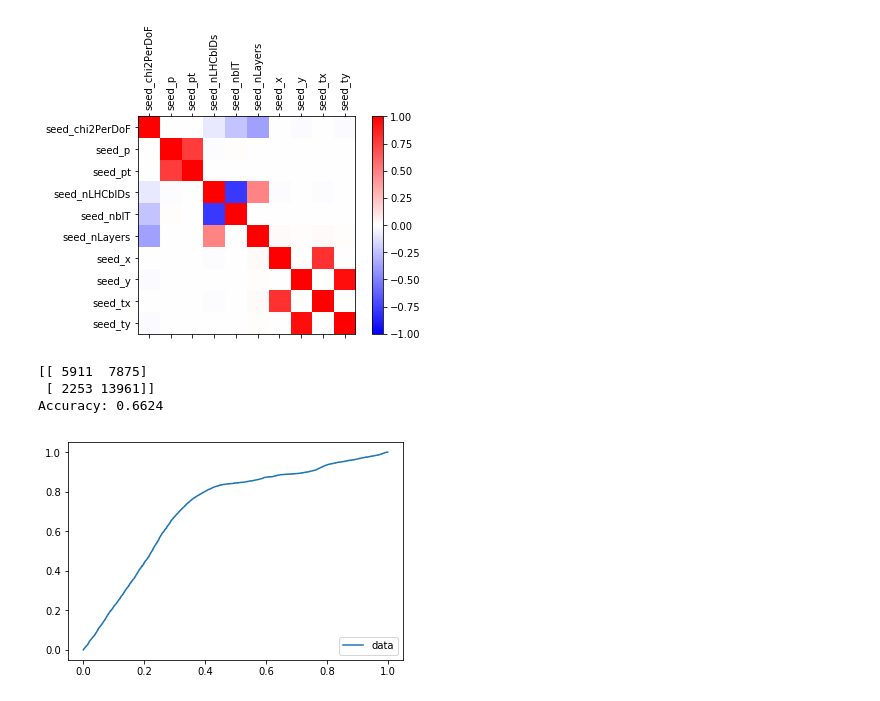
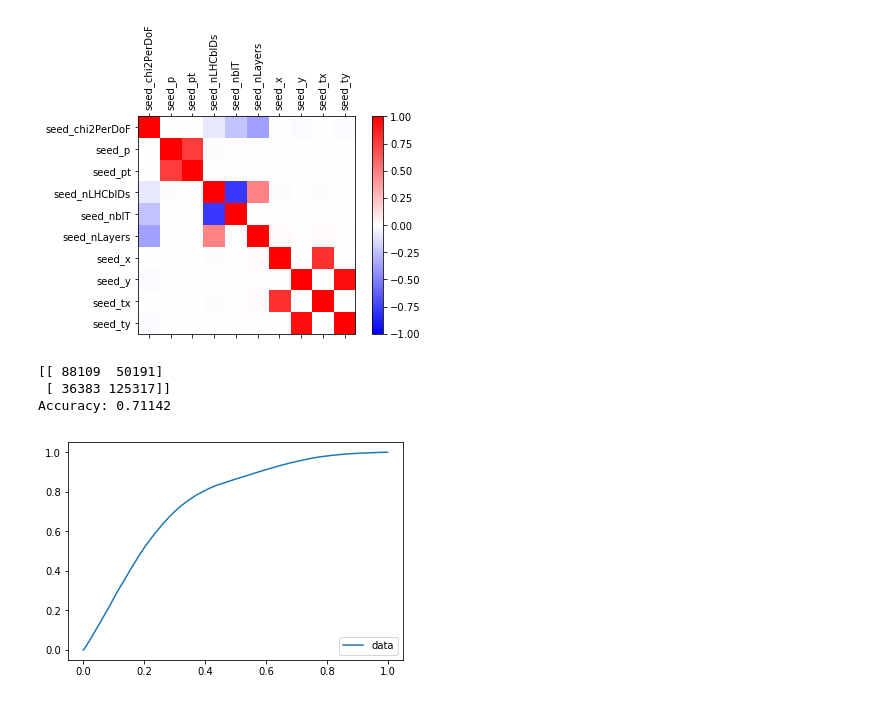
Before and after one commit to Barnabasz/PITE-PyTorch, a Jupyter notebook: analiza.ipynb, the cells around one changed output. Saved outputs shown, nothing was run; the diff lists cells and outputs as text; code cells hidden in the pictures.

```diff
--- a/analiza.ipynb
+++ b/analiza.ipynb
@@ -127,41 +127,46 @@ import sklearn as sk
 from sklearn.linear_model import LogisticRegression
 from sklearn import metrics
 from sklearn.model_selection import train_test_split
+from sklearn.preprocessing import MinMaxScaler
 
 train_data_file = "Brunel_BdJPsiKs_MagU_30k.csv"
 data = pd.read_csv(train_data_file)
 features = data.drop(["is_true_seed","has_MCParticle",
                       "is_downstream_reconstructible",
                       "has_MCParticle_not_electron",
                      "is_downstream_reconstructible_not_electron",
                      "seed_mva_value"] , axis=1).astype(np.float64)
 
 target = data.is_downstream_reconstructible
 features = features.drop(features.columns[0], axis=1)
 
 
 
-elem = 100000
+elem = 1000000
 y = target.iloc[:elem]
 X = features.iloc[:elem]
+scaler = MinMaxScaler(copy=False)
+scaler.fit(X)
+scaler.transform(X)
+
 
 X_train, X_test, y_train, y_test = train_test_split(X, y, test_size=0.3, random_state=100)
 
-
-LR = LogisticRegression(random_state=0, solver='lbfgs', multi_class='ovr', max_iter=500).fit(X_train, y_train)
+'''class_weight TODO'''
+LR = LogisticRegression(tol=1e-4,solver='lbfgs', multi_class='multinomial', max_iter=2000).fit(X_train, y_train)
 y_pred = LR.predict(X_test)
 
 cnf_matrix = metrics.confusion_matrix(y_test, y_pred)
 print(cnf_matrix)
 print("Accuracy:",metrics.accuracy_score(y_test, y_pred))
 
 y_pred_proba = LR.predict_proba(X_test)[::,1]
 fpr, tpr, _ = metrics.roc_curve(y_test,  y_pred_proba)
 plt.plot(fpr,tpr,label="data")
 plt.legend(loc=4)
 plt.show()
 # %% [output]
-[[ 5911  7875]
- [ 2253 13961]]
-Accuracy: 0.6624
+[[ 88109  50191]
+ [ 36383 125317]]
+Accuracy: 0.71142
-[figure, old version]
+[figure, new version]
```
